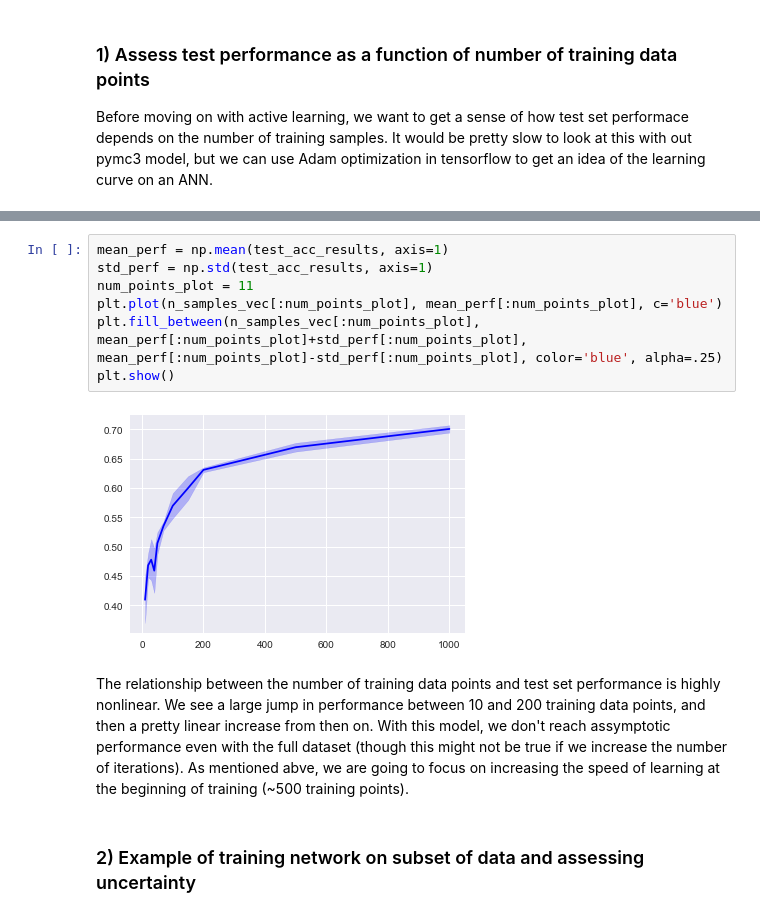
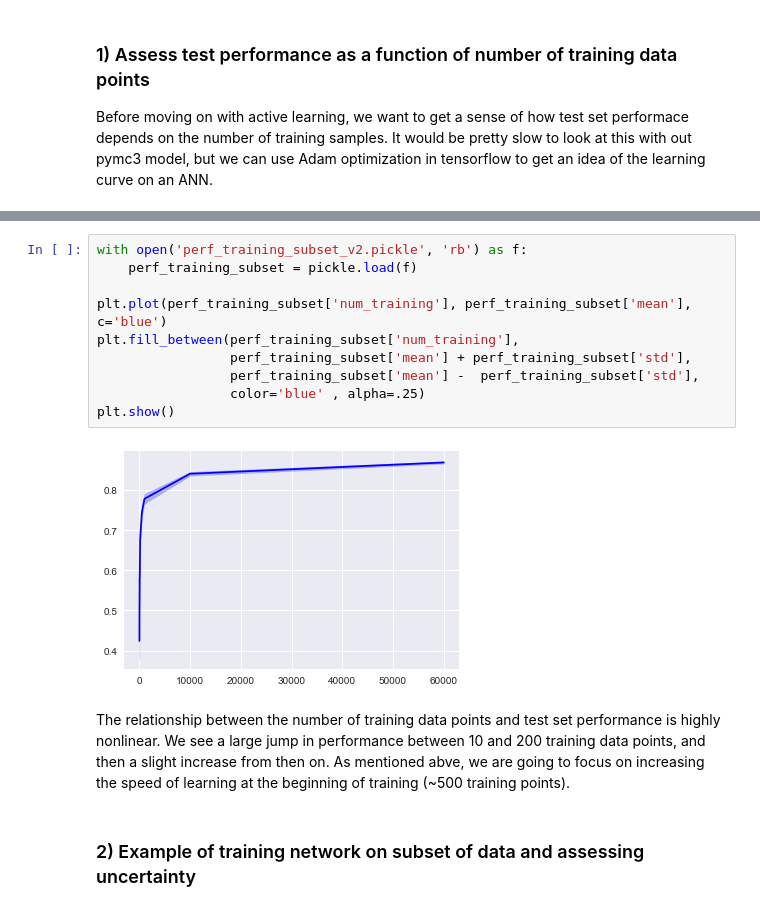
Before and after one commit to chongguo/ADVI-pymc3-Fashion-MNIST, a Jupyter notebook: ek_sandbox/BBB_active_learning_organized.ipynb, the cells around one changed output, grey strips where cells are left out. Saved outputs shown, nothing was run; the diff lists cells and outputs as text.

Commit message:
update with pickle

```diff
--- a/ek_sandbox/BBB_active_learning_organized.ipynb
+++ b/ek_sandbox/BBB_active_learning_organized.ipynb
@@ -215,14 +222,17 @@ Epoch 5/5
-# %%
-mean_perf = np.mean(test_acc_results, axis=1)
-std_perf = np.std(test_acc_results, axis=1)
-num_points_plot = 11
-plt.plot(n_samples_vec[:num_points_plot], mean_perf[:num_points_plot], c='blue')
-plt.fill_between(n_samples_vec[:num_points_plot], mean_perf[:num_points_plot]+std_perf[:num_points_plot], mean_perf[:num_points_plot]-std_perf[:num_points_plot], color='blue', alpha=.25)
-plt.show()
-# %% [output]
-[figure, removed]
+# %%
+with open('perf_training_subset_v2.pickle', 'rb') as f:
+    perf_training_subset = pickle.load(f)
+
+plt.plot(perf_training_subset['num_training'], perf_training_subset['mean'], c='blue')
+plt.fill_between(perf_training_subset['num_training'],
+                 perf_training_subset['mean'] + perf_training_subset['std'],
+                 perf_training_subset['mean'] -  perf_training_subset['std'],
+                 color='blue' , alpha=.25)
+plt.show()
+# %% [output]
+[figure, added]
 # %% [markdown]
-The relationship between the number of training data points and test set performance is highly nonlinear. We see a large jump in performance between 10 and 200 training data points, and then a pretty linear increase from then on. With this model, we don't reach assymptotic performance even with the full dataset (though this might not be true if we increase the number of iterations). As mentioned abve, we are going to focus on increasing the speed of learning at the beginning of training (~500 training points).
+The relationship between the number of training data points and test set performance is highly nonlinear. We see a large jump in performance between 10 and 200 training data points, and then a slight increase from then on. As mentioned abve, we are going to focus on increasing the speed of learning at the beginning of training (~500 training points).
 # %% [markdown]
 ### 2) Example of training network on subset of data and assessing uncertainty
 # %% [markdown]
```
Also changed, not shown: parts of 15 cells of this notebook, 1 other file.
